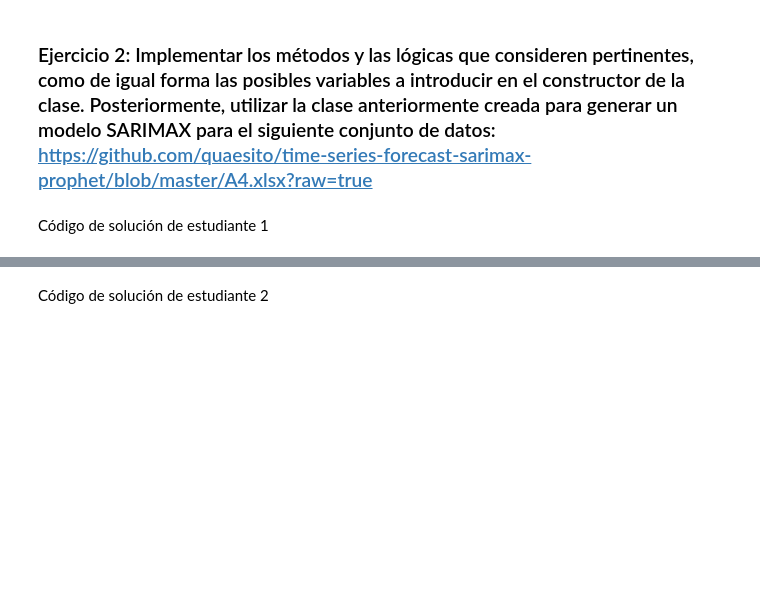
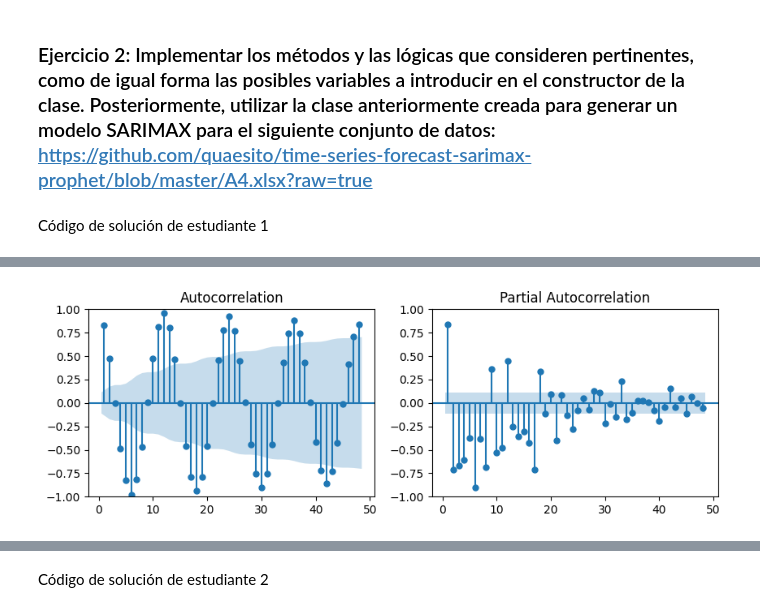
Before and after one commit to xagallegos/ProyectoConjunto_XGallegos_CERodriguez, a Jupyter notebook: Tarea3.ipynb, the cells around one changed output, grey strips where cells are left out. Cells and saved outputs as stored; diff of their text form; code cells hidden in the pictures; blank space fills up the shorter version.

```diff
--- a/Tarea3.ipynb
+++ b/Tarea3.ipynb
@@ -435,0 +293,6 @@ decomposed_series = forecast.seasonal_decomposition((5,10), plot=True)
+# %%
+forecast.plot_acf_pac(seasonal_period='seasonal_12', kwargs={'lags':48})
+# forecast.plot_acf_pac(diff=1, seasonal_period='seasonal_12', kwargs={'lags':48})
+# forecast.plot_acf_pac(diff=2, seasonal_period='seasonal_12', kwargs={'lags':48})
+# %% [output]
+[figure, added]
```
Also changed, not shown: parts of 35 cells of this notebook.
